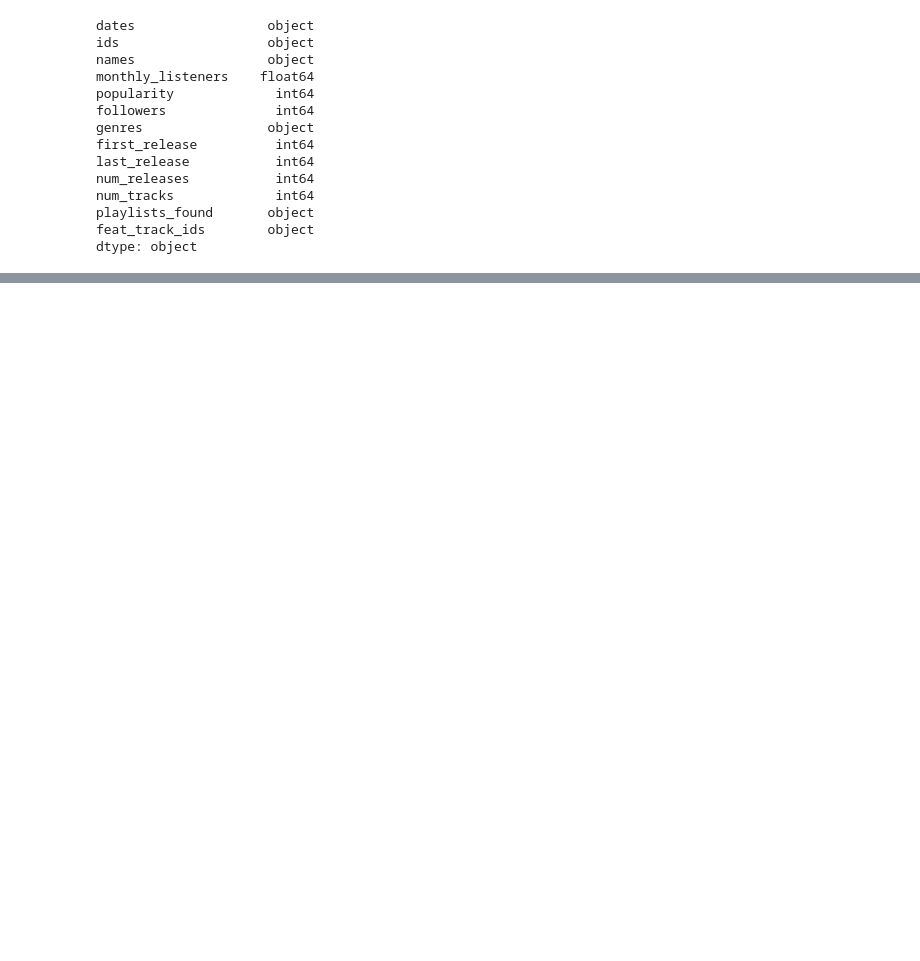
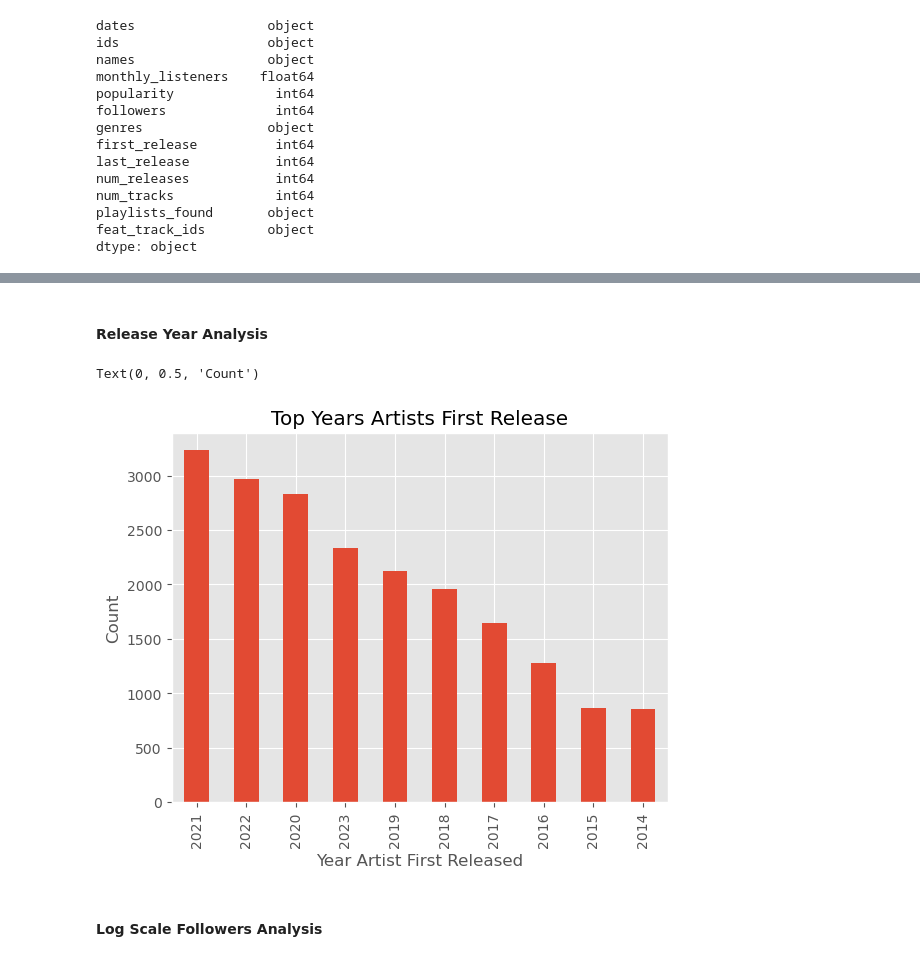
Before and after one commit to JingChengGu/spotify_monthly_listener_predictor, a Jupyter notebook: data_eda.ipynb, the cells around one changed output, grey strips where cells are left out. Saved outputs shown, nothing was run; the diff lists cells and outputs as text; code cells hidden in the pictures; blank space fills up the shorter version.

Commit message:
multivariate analysis

```diff
--- a/data_eda.ipynb
+++ b/data_eda.ipynb
@@ -1,4 +3,8 @@
 # %%
 import pandas as pd
+import numpy as np
+import matplotlib.pyplot as plt
+import seaborn as sns
+plt.style.use('ggplot')
 # %%
 spotify_artist_info = pd.read_csv('assets/featured_Spotify_artist_info.csv')
@@ -30,0 +78,8 @@ dtype: object
+# %%
+# remove columns
+spotify_artist_info = spotify_artist_info[['dates',
+                                           #'ids',
+                                           'names', 'monthly_listeners', 'popularity', 'followers',
+                                           'genres', 'first_release', 'last_release', 'num_releases',
+                                           'num_tracks', 'playlists_found']].copy()
+                                           #, 'feat_track_ids'
@@ -31 +90,7 @@ dtype: object
+# %%
+# rename columns
+spotify_artist_info = spotify_artist_info.rename(columns = {
+    'first_release' : 'first_release_year',
+    'last_release' : 'last_release_year',
+})
 # %%
@@ -46,0 +120,2 @@ spotify_artist_info[spotify_artist_info.isnull()]
+# %%
+spotify_artist_info = spotify_artist_info[spotify_artist_info["monthly_listeners"].notna()]
@@ -46,0 +182,13 @@ spotify_artist_info[spotify_artist_info.isnull()]
+# %% [markdown]
+#### Release Year Analysis
+# %%
+release_year_plot = spotify_artist_info['first_release_year'].value_counts().head(10) \
+        .plot(kind = 'bar', title = 'Top Years Artists First Release')
+
+release_year_plot.set_xlabel('Year Artist First Released')
+release_year_plot.set_ylabel('Count')
+# %% [output]
+Text(0, 0.5, 'Count')
+[figure, added]
+# %% [markdown]
+#### Log Scale Followers Analysis
```
Also changed, not shown: parts of 36 cells of this notebook.
